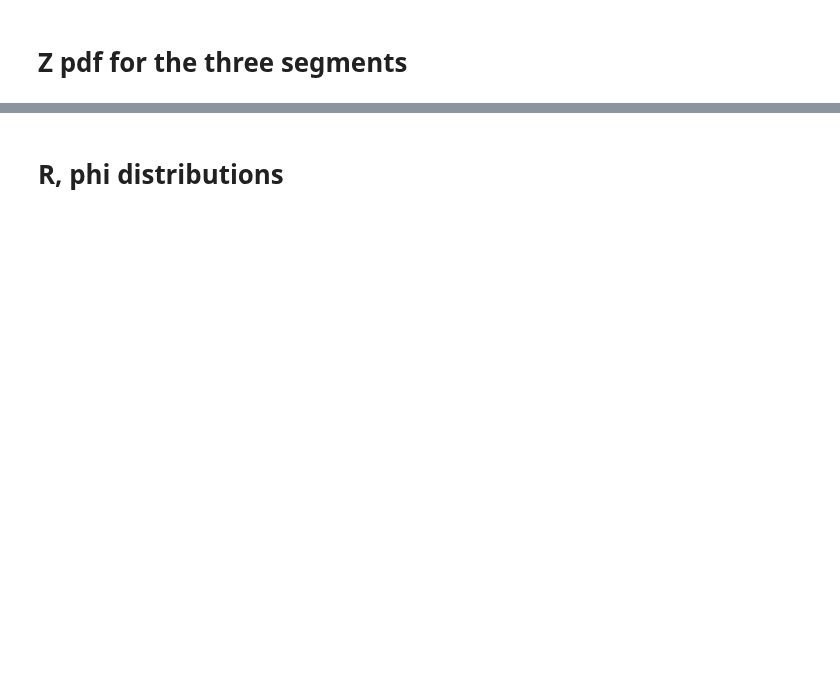
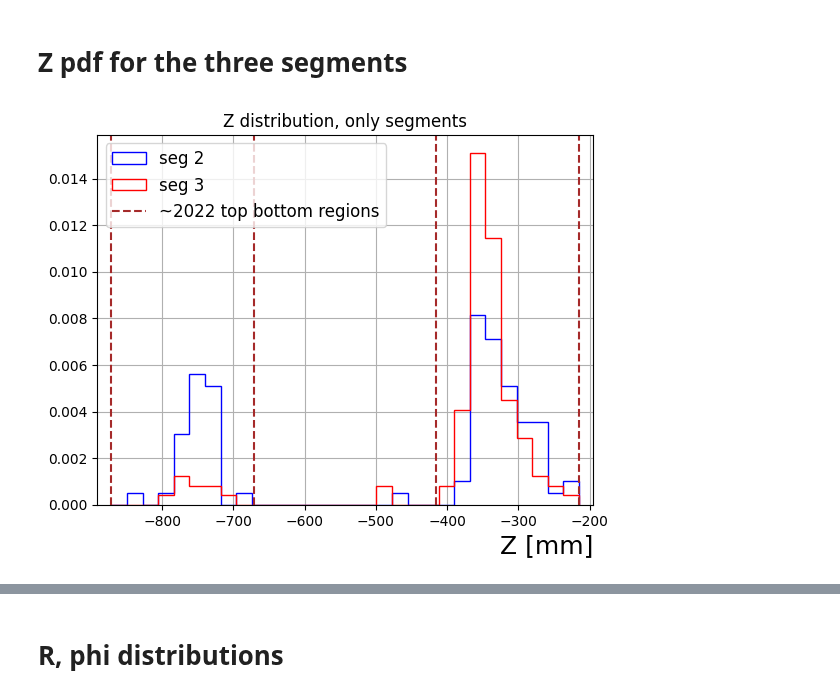
Before and after one commit to Adrianodelvincio/alphag_frequentist_analysis_2025, a Jupyter notebook: v1/Ag_Plot_Test_Protocol.ipynb, the cells around one changed output, grey strips where cells are left out. Cells and saved outputs as stored; diff of their text form; code cells hidden in the pictures; blank space fills up the shorter version.

```diff
--- a/v1/Ag_Plot_Test_Protocol.ipynb
+++ b/v1/Ag_Plot_Test_Protocol.ipynb
@@ -362,41 +361,43 @@ mask_seg2   = (data["run time"] > start_mbmf_rampdown2[0]) & (data["run time"] <
 
 #print(stop_mbmf_rampdown0[0],start_mbmf_rampdown1[0] )
 
-ax.set_title("Z distribution during three seg rampdown")
+ax.set_title("Z distribution, only segments")
 ax.set_xlabel("Z [mm]", loc = "right", fontsize = 18)
 
-ax.hist(data["Z"][mask_seg0],
-        bins = 30,
-        range = [zmin, zmax],
-        histtype = "step",
-        color = "green",
-        density = True,
-        label = f"seg 1")
+# ax.hist(data["Z"][mask_seg0],
+#         bins = 30,
+#         range = [zmin, zmax],
+#         histtype = "step",
+#         color = "green",
+#         density = True,
+#         label = f"seg 1")
 
 ax.hist(data["Z"][mask_seg1],
         bins = 30,
         range = [zmin, zmax],
         histtype = "step",
         color = "blue",
         density = True,
         label = f"seg 2")
 
 ax.hist(data["Z"][mask_seg2],
         bins = 30,
         range = [zmin, zmax],
         histtype = "step",
         color = "red",
         density = True,
         label = f"seg 3")
 
 ax.axvline(zmin,linestyle = "--", color = "brown", label = "~2022 top bottom regions")
 ax.axvline(zmax,linestyle = "--", color = "brown")
 ax.axvline(zgap_min,linestyle = "--", color = "brown")
 ax.axvline(zgap_max,linestyle = "--", color = "brown")
 ax.set_xlim(zmin-20,zmax+20)
 ax.legend(fontsize = 12)
 ax.grid()
 plt.savefig(f"Zpds_three_segments_ag{runs['2025'][0].split('/')[0].replace('ag','')}.png")
+# %% [output]
+[figure, added]
 # %%
 ax = plt.subplot(1,1,1)  # occuopa 3 righe
 
```
Also changed, not shown: parts of 11 cells of this notebook, 2 other files.
